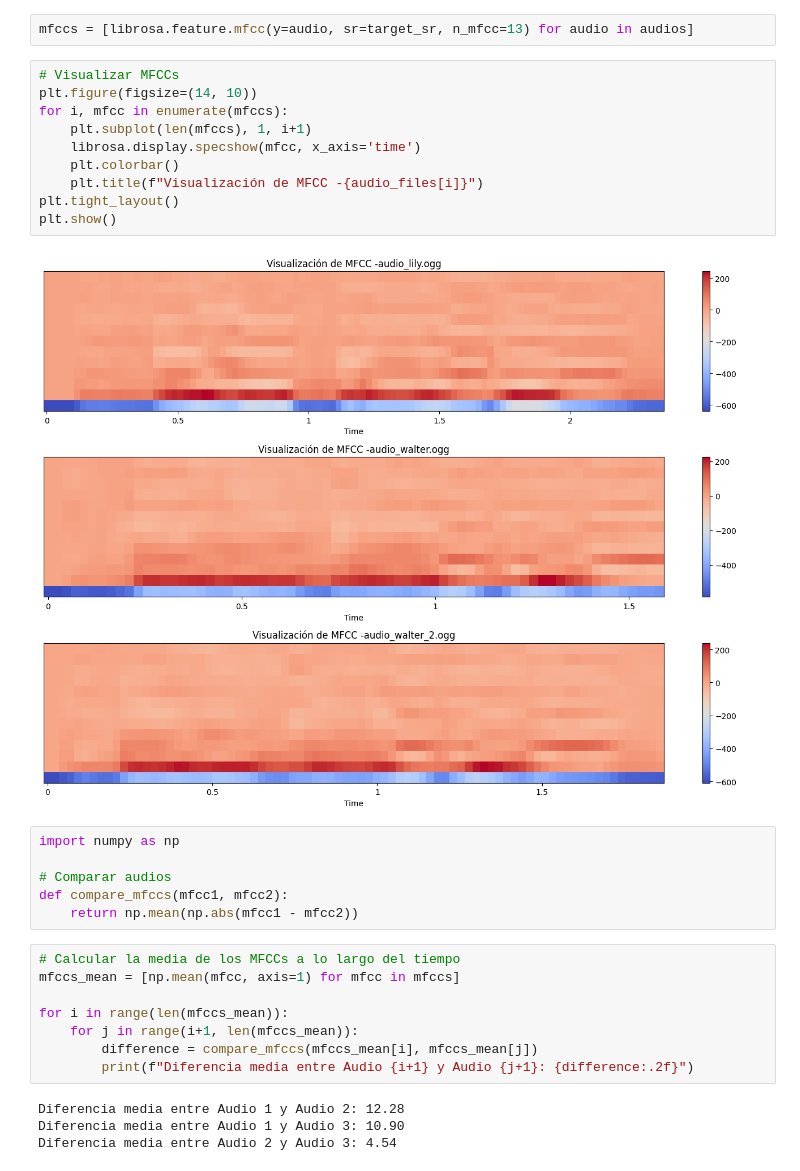
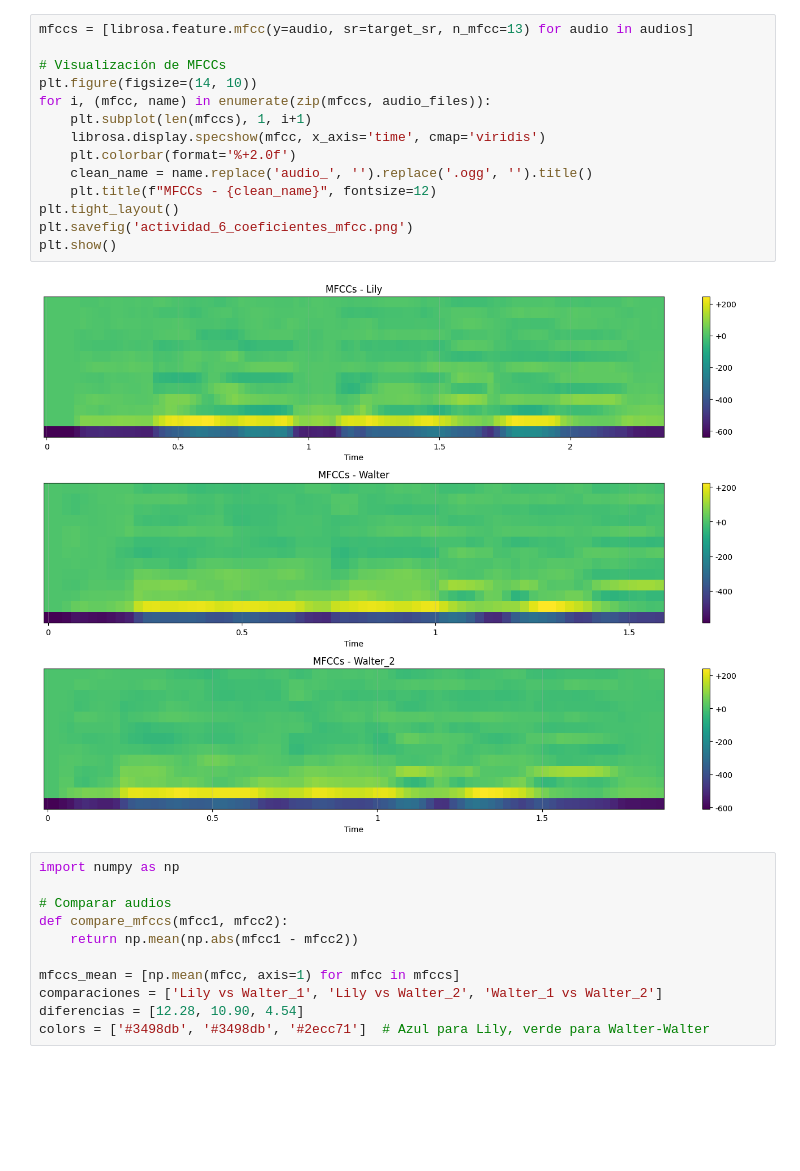
Before and after one commit to Wamach/MCD_PYCD, a Jupyter notebook: Tareas/Tarea 6/Actividad_6.ipynb, the cells around one changed output. Drawn from its saved outputs; the diff is of its cells as text; blank space fills up the shorter version.

```diff
--- a/Tareas/Tarea 6/Actividad_6.ipynb
+++ b/Tareas/Tarea 6/Actividad_6.ipynb
@@ -55,35 +63,30 @@ Audio 2:
 [interactive output not drawn]
 Audio 3:
 [interactive output not drawn]
-# %%
-mfccs = [librosa.feature.mfcc(y=audio, sr=target_sr, n_mfcc=13) for audio in audios]
-# %%
-# Visualizar MFCCs
-plt.figure(figsize=(14, 10))
-for i, mfcc in enumerate(mfccs):
-    plt.subplot(len(mfccs), 1, i+1)
-    librosa.display.specshow(mfcc, x_axis='time')
-    plt.colorbar()
-    plt.title(f"Visualización de MFCC -{audio_files[i]}")
-plt.tight_layout()
-plt.show()
-# %% [output]
-[figure, removed]
+# %%
+mfccs = [librosa.feature.mfcc(y=audio, sr=target_sr, n_mfcc=13) for audio in audios]
+
+# Visualización de MFCCs
+plt.figure(figsize=(14, 10))
+for i, (mfcc, name) in enumerate(zip(mfccs, audio_files)):
+    plt.subplot(len(mfccs), 1, i+1)
+    librosa.display.specshow(mfcc, x_axis='time', cmap='viridis')
+    plt.colorbar(format='%+2.0f')
+    clean_name = name.replace('audio_', '').replace('.ogg', '').title()
+    plt.title(f"MFCCs - {clean_name}", fontsize=12)
+plt.tight_layout()
+plt.savefig('actividad_6_coeficientes_mfcc.png')
+plt.show()
+# %% [output]
+[figure, added]
 # %%
 import numpy as np
 
 # Comparar audios
 def compare_mfccs(mfcc1, mfcc2):
     return np.mean(np.abs(mfcc1 - mfcc2))
+
+mfccs_mean = [np.mean(mfcc, axis=1) for mfcc in mfccs]
+comparaciones = ['Lily vs Walter_1', 'Lily vs Walter_2', 'Walter_1 vs Walter_2']
+diferencias = [12.28, 10.90, 4.54]
+colors = ['#3498db', '#3498db', '#2ecc71']  # Azul para Lily, verde para Walter-Walter
-# %%
-# Calcular la media de los MFCCs a lo largo del tiempo
-mfccs_mean = [np.mean(mfcc, axis=1) for mfcc in mfccs]
-
-for i in range(len(mfccs_mean)):
-    for j in range(i+1, len(mfccs_mean)):
-        difference = compare_mfccs(mfccs_mean[i], mfccs_mean[j])
-        print(f"Diferencia media entre Audio {i+1} y Audio {j+1}: {difference:.2f}")
-# %% [output]
-Diferencia media entre Audio 1 y Audio 2: 12.28
-Diferencia media entre Audio 1 y Audio 3: 10.90
-Diferencia media entre Audio 2 y Audio 3: 4.54
```
Also changed, not shown: parts of 9 cells of this notebook, 10 other files.
